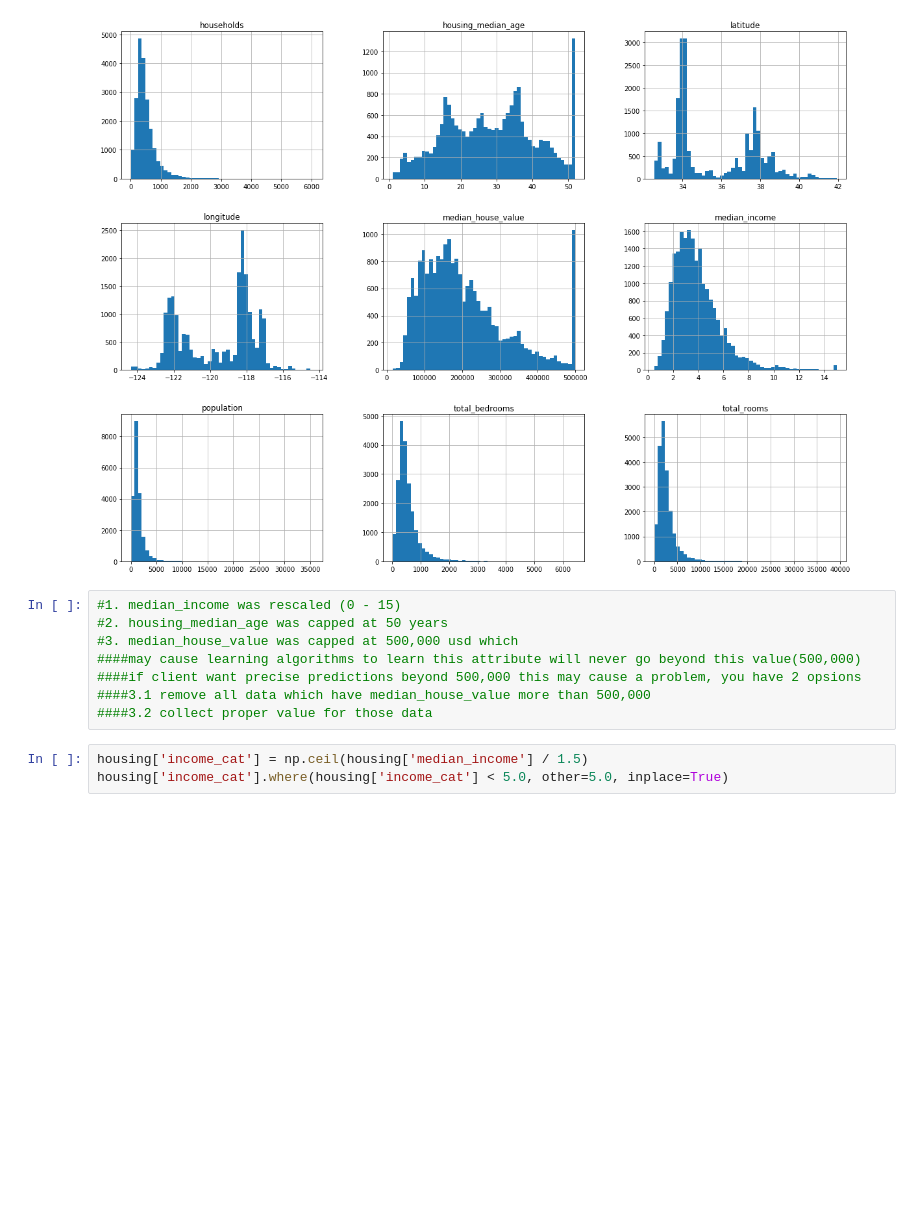
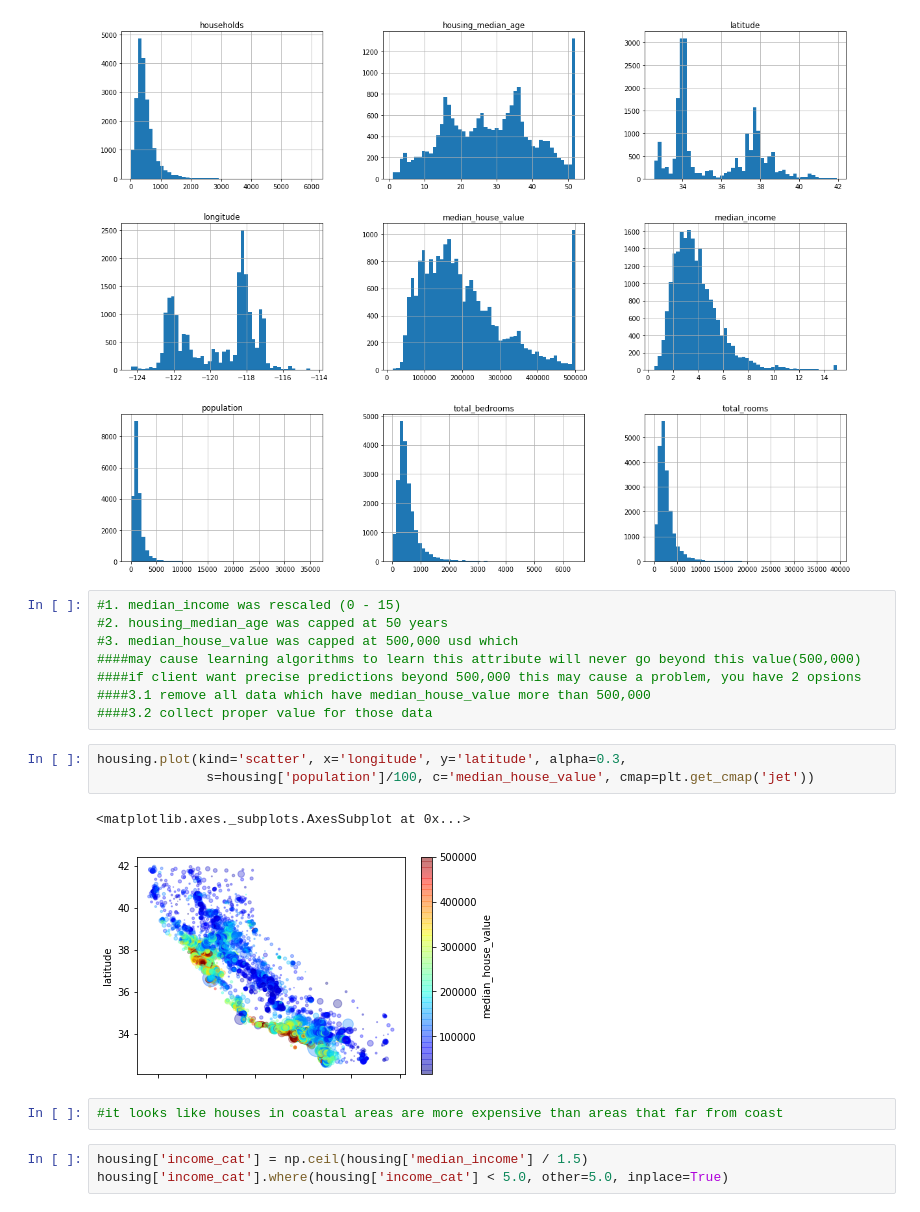
Before and after one commit to joei1994/ML-Projects, a Jupyter notebook: showcases/housing.ipynb, the cells around one changed output. Saved outputs shown, nothing was run; the diff lists cells and outputs as text; blank space fills up the shorter version.

```diff
--- a/showcases/housing.ipynb
+++ b/showcases/housing.ipynb
@@ -81,6 +79,14 @@ plt.show()
 ####if client want precise predictions beyond 500,000 this may cause a problem, you have 2 opsions
 ####3.1 remove all data which have median_house_value more than 500,000
 ####3.2 collect proper value for those data
+# %%
+housing.plot(kind='scatter', x='longitude', y='latitude', alpha=0.3,
+              s=housing['population']/100, c='median_house_value', cmap=plt.get_cmap('jet'))
+# %% [output]
+<matplotlib.axes._subplots.AxesSubplot at 0x...>
+[figure, added]
+# %%
+#it looks like houses in coastal areas are more expensive than areas that far from coast
 # %%
 housing['income_cat'] = np.ceil(housing['median_income'] / 1.5)
 housing['income_cat'].where(housing['income_cat'] < 5.0, other=5.0, inplace=True)
```
Also changed, not shown: parts of 17 cells of this notebook, 6 other files.
